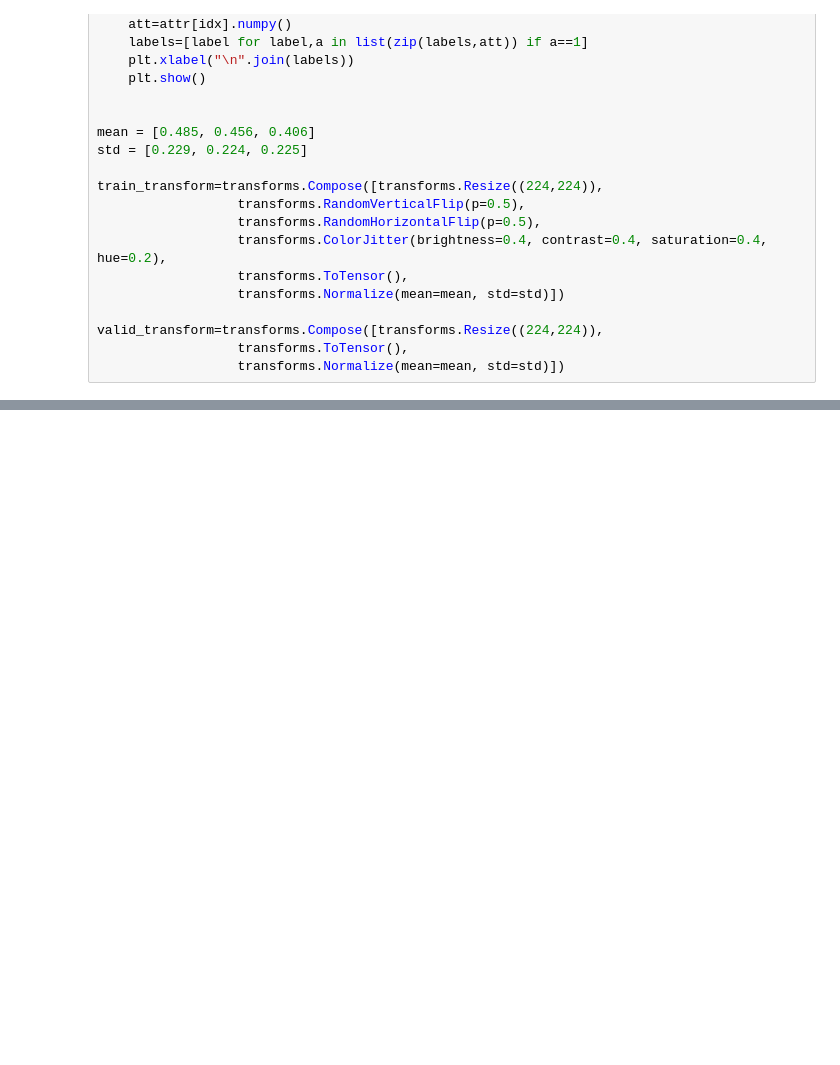
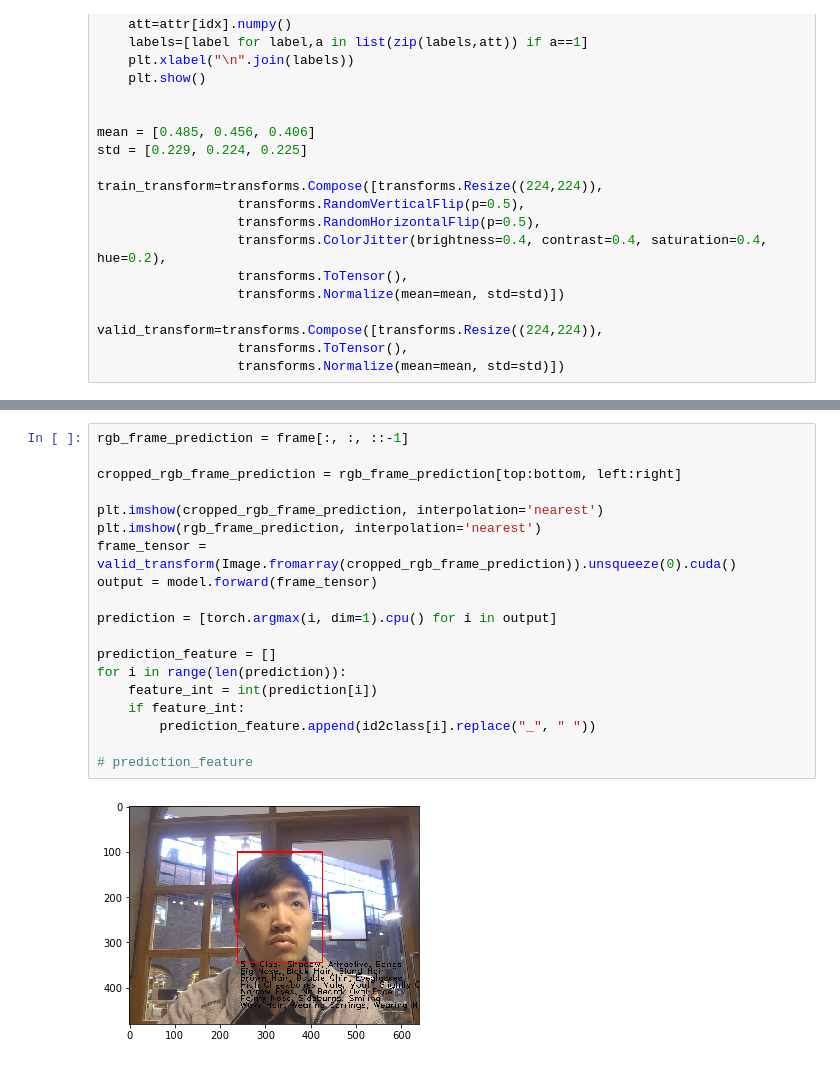
Before and after one commit to hnliu-git/real-time-face-attribute-detection, a Jupyter notebook: app.ipynb, the cells around one changed output, grey strips where cells are left out. Saved outputs shown, nothing was run; the diff lists cells and outputs as text; blank space fills up the shorter version.

```diff
--- a/app.ipynb
+++ b/app.ipynb
@@ -249,0 +292,21 @@ cv2.destroyAllWindows()
+# %%
+rgb_frame_prediction = frame[:, :, ::-1]
+
+cropped_rgb_frame_prediction = rgb_frame_prediction[top:bottom, left:right]
+
+plt.imshow(cropped_rgb_frame_prediction, interpolation='nearest')
+plt.imshow(rgb_frame_prediction, interpolation='nearest')
+frame_tensor = valid_transform(Image.fromarray(cropped_rgb_frame_prediction)).unsqueeze(0).cuda()
+output = model.forward(frame_tensor)
+
+prediction = [torch.argmax(i, dim=1).cpu() for i in output]
+
+prediction_feature = []
+for i in range(len(prediction)):
+    feature_int = int(prediction[i])
+    if feature_int:
+        prediction_feature.append(id2class[i].replace("_", " "))
+
+# prediction_feature
+# %% [output]
+[figure, added]
```
Also changed, not shown: parts of 6 cells of this notebook.
